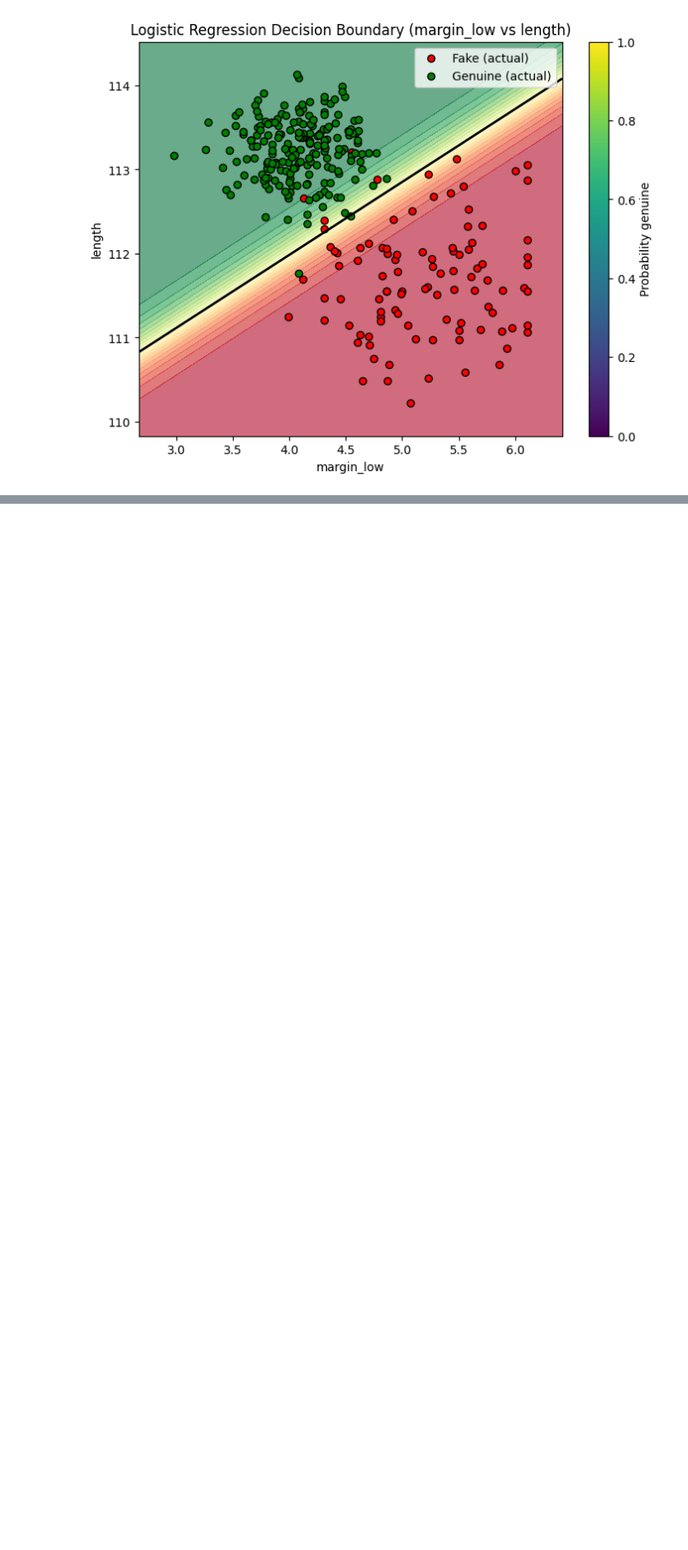
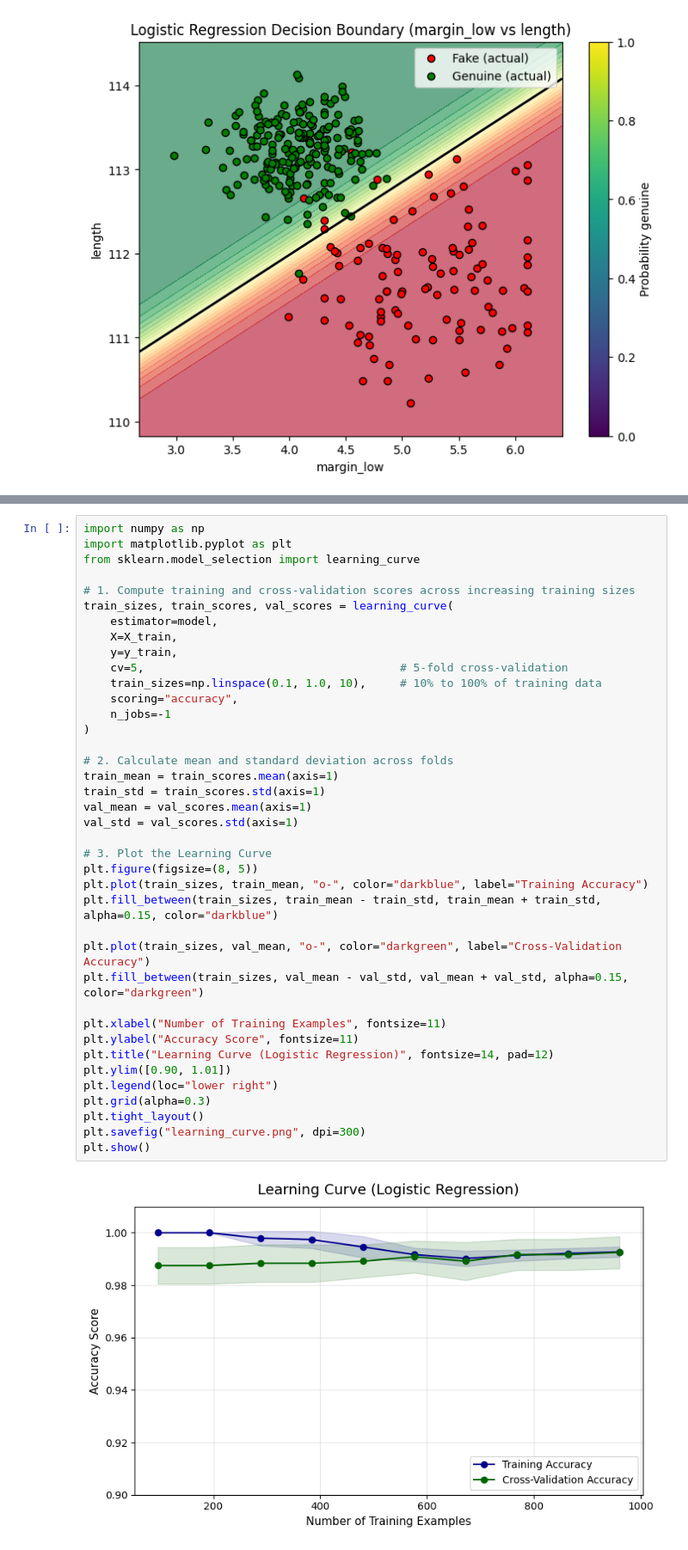
Before and after one commit to SanchitMalhotra11/AI-101-Project, a Jupyter notebook: Logistic regression.ipynb, the cells around one changed output, grey strips where cells are left out. Shown at 86% size. Cells and saved outputs as stored; diff of their text form; blank space fills up the shorter version.

Commit message:
Added precision recall curve , learning curve and Feature Correlation Matrix

```diff
--- a/Logistic regression.ipynb
+++ b/Logistic regression.ipynb
@@ -326,0 +327,41 @@ feature_coefficients.png, confusion_matrix.png, roc_curve.png
+# %%
+import numpy as np
+import matplotlib.pyplot as plt
+from sklearn.model_selection import learning_curve
+
+# 1. Compute training and cross-validation scores across increasing training sizes
+train_sizes, train_scores, val_scores = learning_curve(
+    estimator=model,
+    X=X_train,
+    y=y_train,
+    cv=5,                                      # 5-fold cross-validation
+    train_sizes=np.linspace(0.1, 1.0, 10),     # 10% to 100% of training data
+    scoring="accuracy",
+    n_jobs=-1
+)
+
+# 2. Calculate mean and standard deviation across folds
+train_mean = train_scores.mean(axis=1)
+train_std = train_scores.std(axis=1)
+val_mean = val_scores.mean(axis=1)
+val_std = val_scores.std(axis=1)
+
+# 3. Plot the Learning Curve
+plt.figure(figsize=(8, 5))
+plt.plot(train_sizes, train_mean, "o-", color="darkblue", label="Training Accuracy")
+plt.fill_between(train_sizes, train_mean - train_std, train_mean + train_std, alpha=0.15, color="darkblue")
+
+plt.plot(train_sizes, val_mean, "o-", color="darkgreen", label="Cross-Validation Accuracy")
+plt.fill_between(train_sizes, val_mean - val_std, val_mean + val_std, alpha=0.15, color="darkgreen")
+
+plt.xlabel("Number of Training Examples", fontsize=11)
+plt.ylabel("Accuracy Score", fontsize=11)
+plt.title("Learning Curve (Logistic Regression)", fontsize=14, pad=12)
+plt.ylim([0.90, 1.01])
+plt.legend(loc="lower right")
+plt.grid(alpha=0.3)
+plt.tight_layout()
+plt.savefig("learning_curve.png", dpi=300)
+plt.show()
+# %% [output]
+[figure, added]
```
Also changed, not shown: parts of 14 cells of this notebook, 3 other files.
